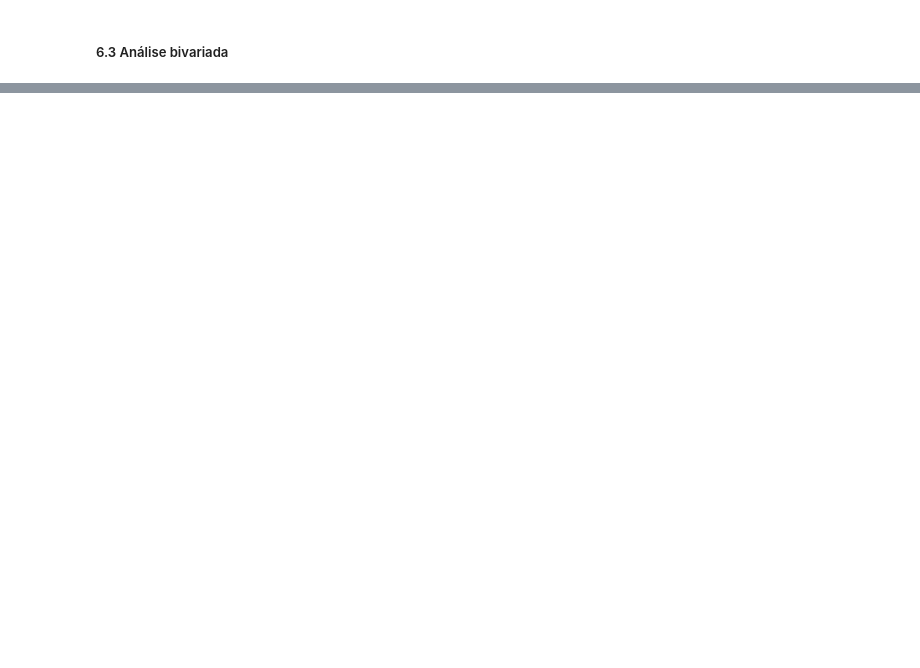
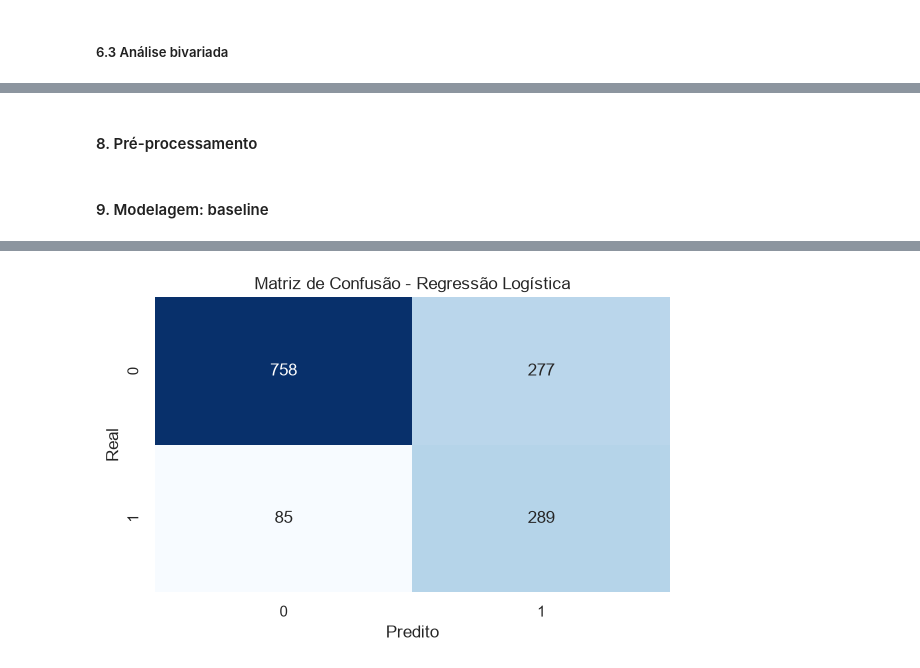
Before and after one commit to karla-gomes/fiap-customer-churn, a Jupyter notebook: notebooks/01_eda_baseline.ipynb, the cells around one changed output, grey strips where cells are left out. Drawn from its saved outputs; the diff is of its cells as text; code cells hidden in the pictures; blank space fills up the shorter version.

Commit message:
versao correta do notebook de eda e baseline

```diff
--- a/notebooks/01_eda_baseline.ipynb
+++ b/notebooks/01_eda_baseline.ipynb
@@ -660,0 +783,19 @@ Target: `Churn Value` (1 = cancelou no trimestre, conforme o dicionário de dado
+# %%
+# Remoção de variáveis com alta colinearidade
+iv = iv_table.set_index("Variável")["IV"]
+
+# Numéricas: |Spearman| (robusto à assimetria de Total Charges)
+num_assoc = X_train[num_features].corr(method="spearman").abs()
+drop_num, log_num = drop_by_association(num_assoc, iv, threshold=0.80)
+
+# Categóricas: Cramér's V
+cat_assoc = cramers_v_matrix(X_train, cat_features)
+drop_cat, log_cat = drop_by_association(cat_assoc, iv, threshold=0.80)
+
+cols_collinear = drop_num + drop_cat
+print("Removidas por colinearidade:", cols_collinear)
+display(log_num); display(log_cat)
+
+# Aplica a MESMA lista nos dois conjuntos (nada é recalculado no teste)
+X_train_sel = X_train.drop(columns=cols_collinear)
+X_test_sel = X_test.drop(columns=cols_collinear)
@@ -660,0 +830,2 @@ Target: `Churn Value` (1 = cancelou no trimestre, conforme o dicionário de dado
+# %% [markdown]
+#### 8. Pré-processamento
@@ -660,0 +856,56 @@ Target: `Churn Value` (1 = cancelou no trimestre, conforme o dicionário de dado
+# %% [markdown]
+#### 9. Modelagem: baseline
+# %%
+mlflow.set_experiment("Telco_Churn_Baseline")
+
+baseline_pipeline = Pipeline([
+    ("preprocessor", build_preprocessor(num_cols, cat_cols, scale_numeric=True)),
+    ("classifier", LogisticRegression(random_state=42, max_iter=1000, class_weight="balanced"))
+])
+
+with mlflow.start_run(run_name="Logistic_Regression_Baseline"):
+
+    # 1. Treinamento
+    baseline_pipeline.fit(X_tr, y_train)
+
+    # 2. Predições
+    y_pred = baseline_pipeline.predict(X_te)
+    y_proba = baseline_pipeline.predict_proba(X_te)[:, 1]
+
+    # 3. Métricas
+    auc_roc = roc_auc_score(y_test, y_proba)
+    pr_auc = average_precision_score(y_test, y_proba) # <-- Cálculo do PR-AUC
+
+    # 4. Log de Parâmetros e Métricas no MLflow
+    mlflow.log_param("model", "LogisticRegression")
+    mlflow.log_param("class_weight", "balanced")
+    mlflow.log_param("max_iter", 1000)
+    mlflow.log_param("scale_numeric", True)
+
+    mlflow.log_metric("roc_auc", auc_roc)
+    mlflow.log_metric("pr_auc", pr_auc) # <-- Registo no MLflow
+
+    # 5. Log do Modelo Completo
+    mlflow.sklearn.log_model(baseline_pipeline, "baseline_pipeline_model")
+
+    # 6. Exibição no Notebook
+    print("--- RESULTADOS DO BASELINE TÉCNICO ---")
+    print(f"ROC-AUC: {auc_roc:.4f}")
+    print(f"PR-AUC (Average Precision): {pr_auc:.4f}\n") # <-- Exibição
+    print("Relatório de Classificação:")
+    print(classification_report(y_test, y_pred))
+
+    # 7. Geração e Log de Artefato Gráfico (Matriz de Confusão)
+    cm = confusion_matrix(y_test, y_pred)
+    plt.figure(figsize=(6, 4))
+    sns.heatmap(cm, annot=True, fmt='d', cmap='Blues', cbar=False)
+    plt.title('Matriz de Confusão - Regressão Logística')
+    plt.ylabel('Real')
+    plt.xlabel('Predito')
+    plt.tight_layout()
+
+    cm_path = "confusion_matrix_baseline.png"
+    plt.savefig(cm_path)
+    mlflow.log_artifact(cm_path)
+    plt.show()
+# %% [output]
@@ -660,0 +927 @@ Target: `Churn Value` (1 = cancelou no trimestre, conforme o dicionário de dado
+[figure, added]
```
Also changed, not shown: parts of 35 cells of this notebook.
